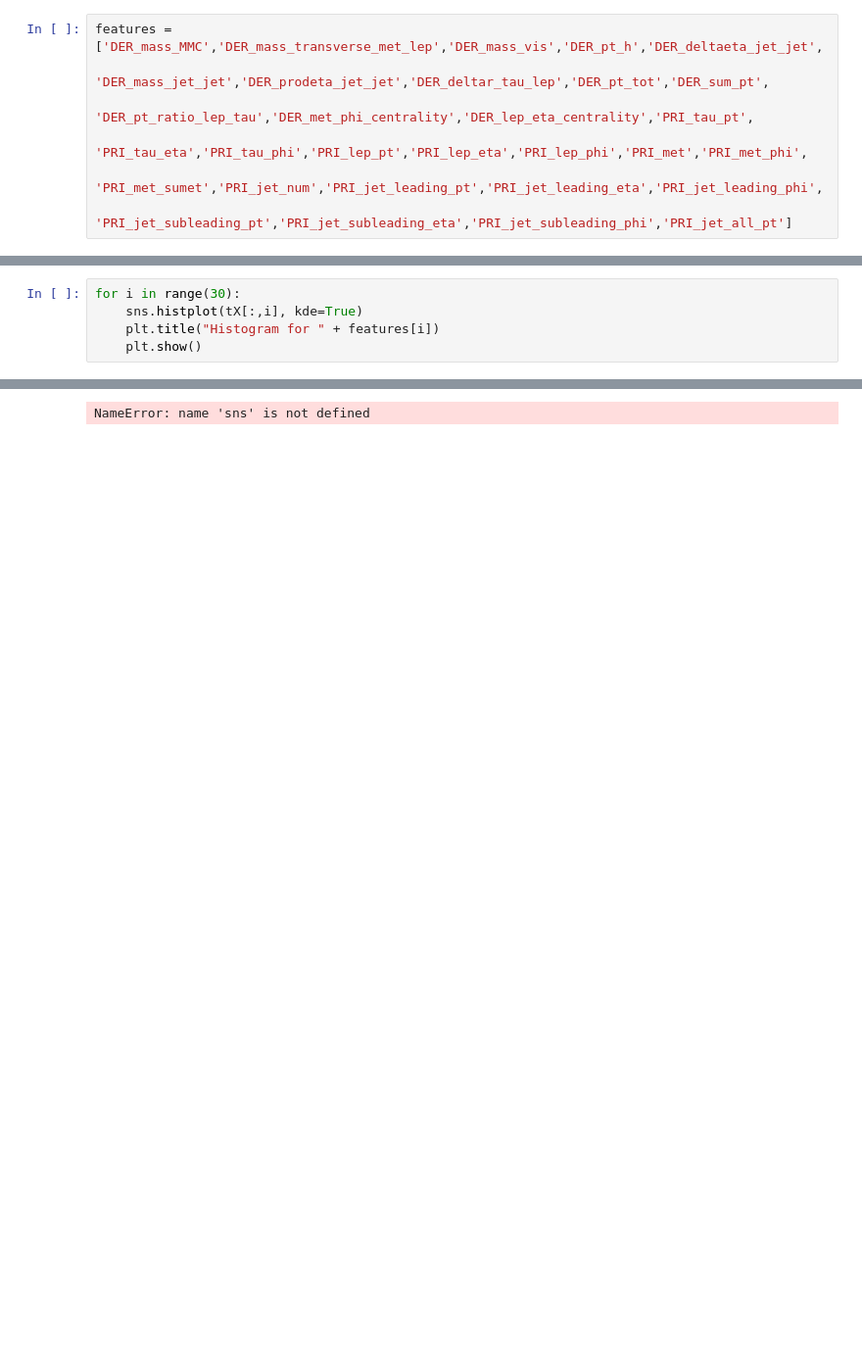
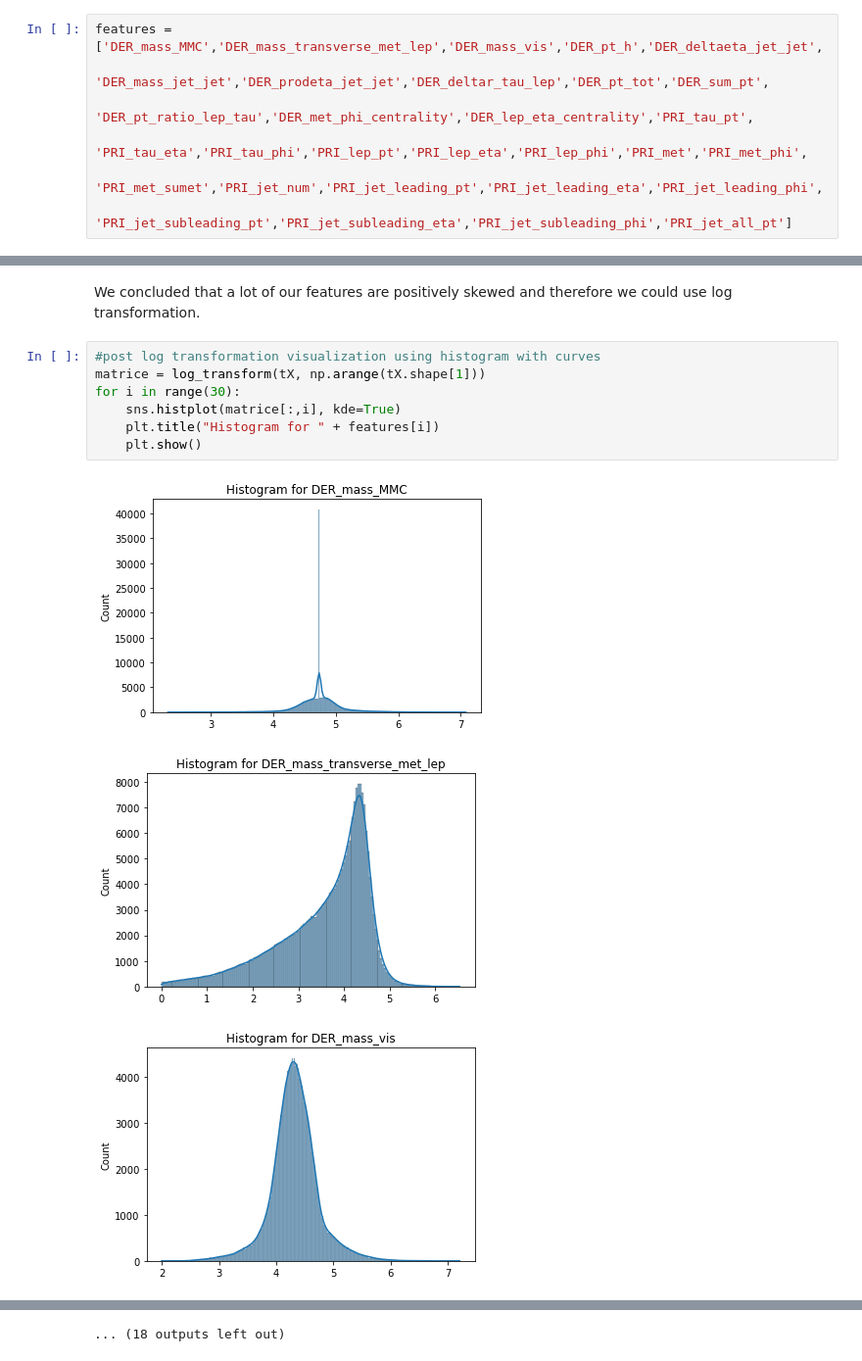
Before and after one commit to CS-433/HiggsBosonMLChallenge, a Jupyter notebook: scripts/Data_Visualization.ipynb, the cells around one changed output, grey strips where cells are left out. Shown at 98% size. Saved outputs shown, nothing was run; the diff lists cells and outputs as text; blank space fills up the shorter version.

```diff
--- a/scripts/Data_Visualization.ipynb
+++ b/scripts/Data_Visualization.ipynb
@@ -60,7 +94,14 @@ for i in range(30):
 ... (18 outputs left out)
+# %% [markdown]
+We concluded that a lot of our features are positively skewed and therefore we could use log transformation.
 # %%
+#post log transformation visualization using histogram with curves
+matrice = log_transform(tX, np.arange(tX.shape[1]))
 for i in range(30):
-    sns.histplot(tX[:,i], kde=True)
+    sns.histplot(matrice[:,i], kde=True)
     plt.title("Histogram for " + features[i])
     plt.show()
 # %% [output]
+[figure, added]
+[figure, added]
+[figure, added]
@@ -67,2 +117,2 @@ for i in range(30):
-NameError: name 'sns' is not defined
+... (18 outputs left out)
 # %%
```
Also changed, not shown: parts of 11 cells of this notebook, 6 other files.
